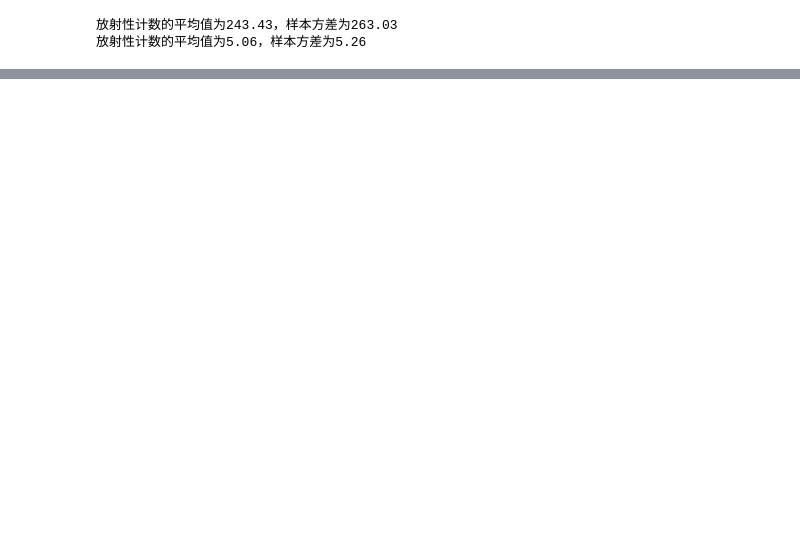
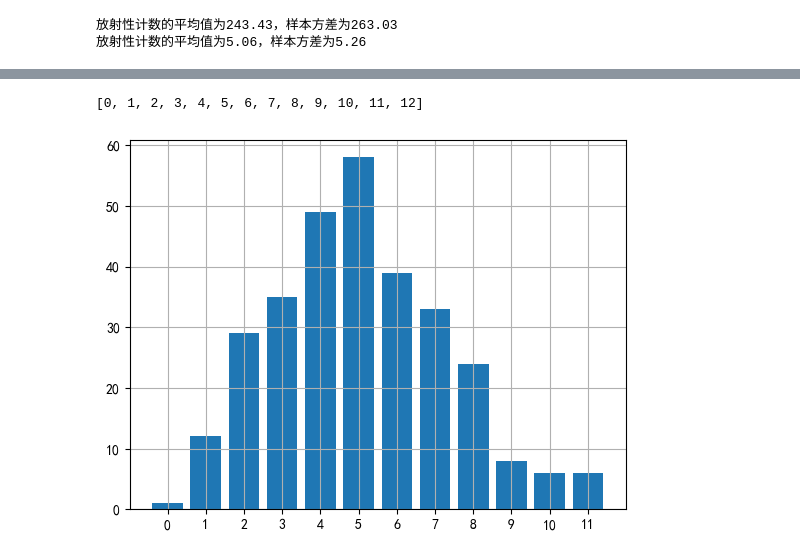
Before and after one commit to Xuanyiyiren/Fundamental-Laboratory-Experiment-in-Nuclear-Electronics-II, a Jupyter notebook: 实验1&8/exp1.ipynb, the cells around one changed output, grey strips where cells are left out. Cells and saved outputs as stored; diff of their text form; code cells hidden in the pictures; blank space fills up the shorter version.

```diff
--- a/实验1&8/exp1.ipynb
+++ b/实验1&8/exp1.ipynb
@@ -130,0 +145,17 @@ expe_t=(norm.cdf(note_b+1)-norm.cdf(note_b))[:-1]*count_b
+# %%
+ave_b = N_b.mean()
+std_b = N_b.std(ddof=1)
+interval_length = int(std_b/2+0.5)
+
+bins_b  = get_bins(N_b,0,interval_length)
+print(bins_b)
+hist_b, _ = np.histogram(N_b, bins_b)
+count_b = hist_b.sum()
+
+plt.bar(bins_b[:-1],hist_b,width=interval_length*0.8)
+plt.xticks(bins_b[:-1])
+plt.grid()
+plt.show()
+# %% [output]
+[0, 1, 2, 3, 4, 5, 6, 7, 8, 9, 10, 11, 12]
+[figure, added]
```
Also changed, not shown: parts of 13 cells of this notebook, 7 other files.
